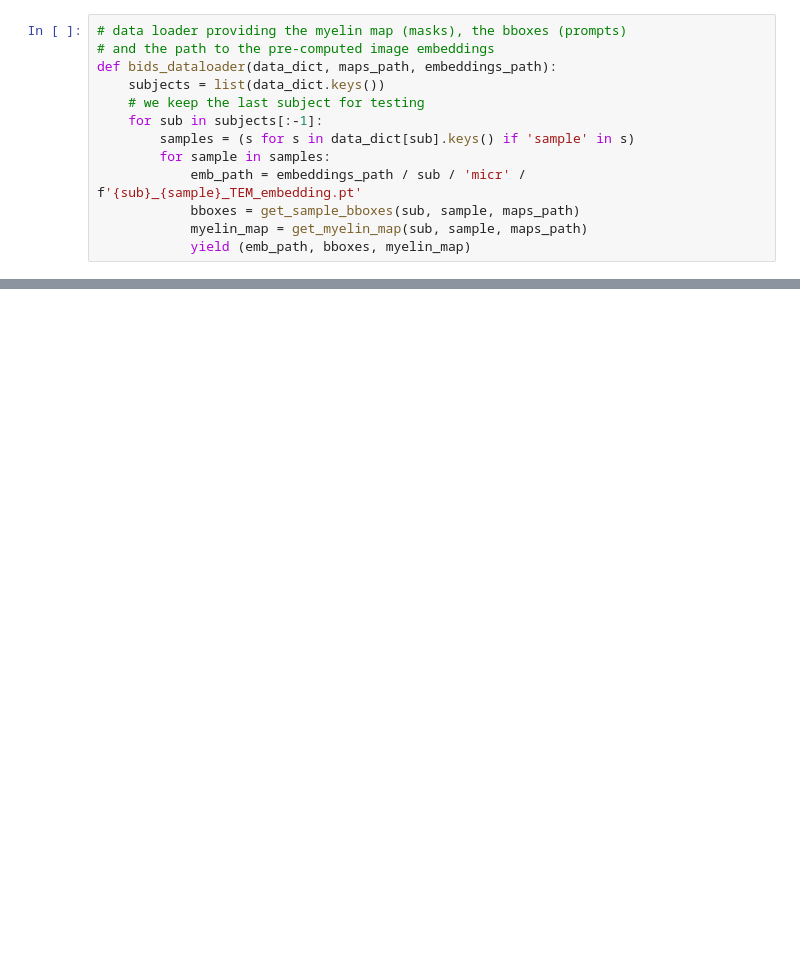
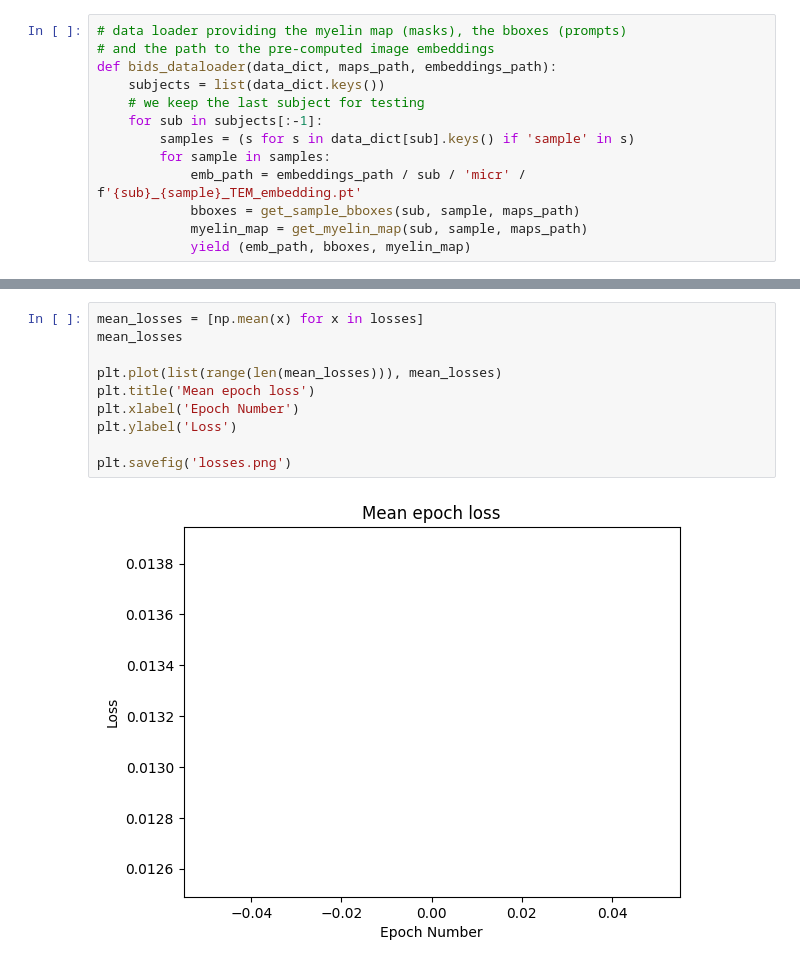
Before and after one commit to brainhack-school2023/collin_project, a Jupyter notebook: notebook/training/training.ipynb, the cells around one changed output, grey strips where cells are left out. Saved outputs shown, nothing was run; the diff lists cells and outputs as text; blank space fills up the shorter version.

```diff
--- a/notebook/training/training.ipynb
+++ b/notebook/training/training.ipynb
@@ -170,0 +192,12 @@ EPOCH 4 MEAN LOSS: 0.017707116901874542
+# %%
+mean_losses = [np.mean(x) for x in losses]
+mean_losses
+
+plt.plot(list(range(len(mean_losses))), mean_losses)
+plt.title('Mean epoch loss')
+plt.xlabel('Epoch Number')
+plt.ylabel('Loss')
+
+plt.savefig('losses.png')
+# %% [output]
+[figure, added]
```
Also changed, not shown: parts of 6 cells of this notebook, 2 other files.
